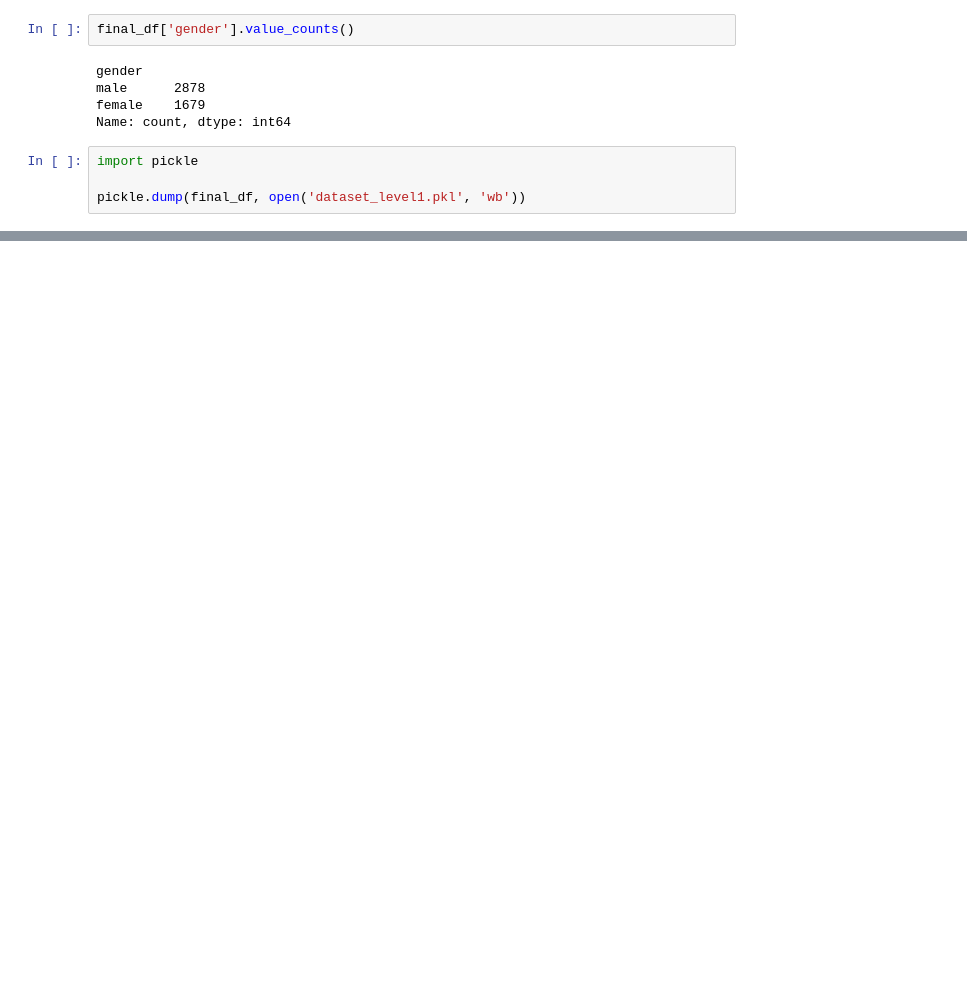
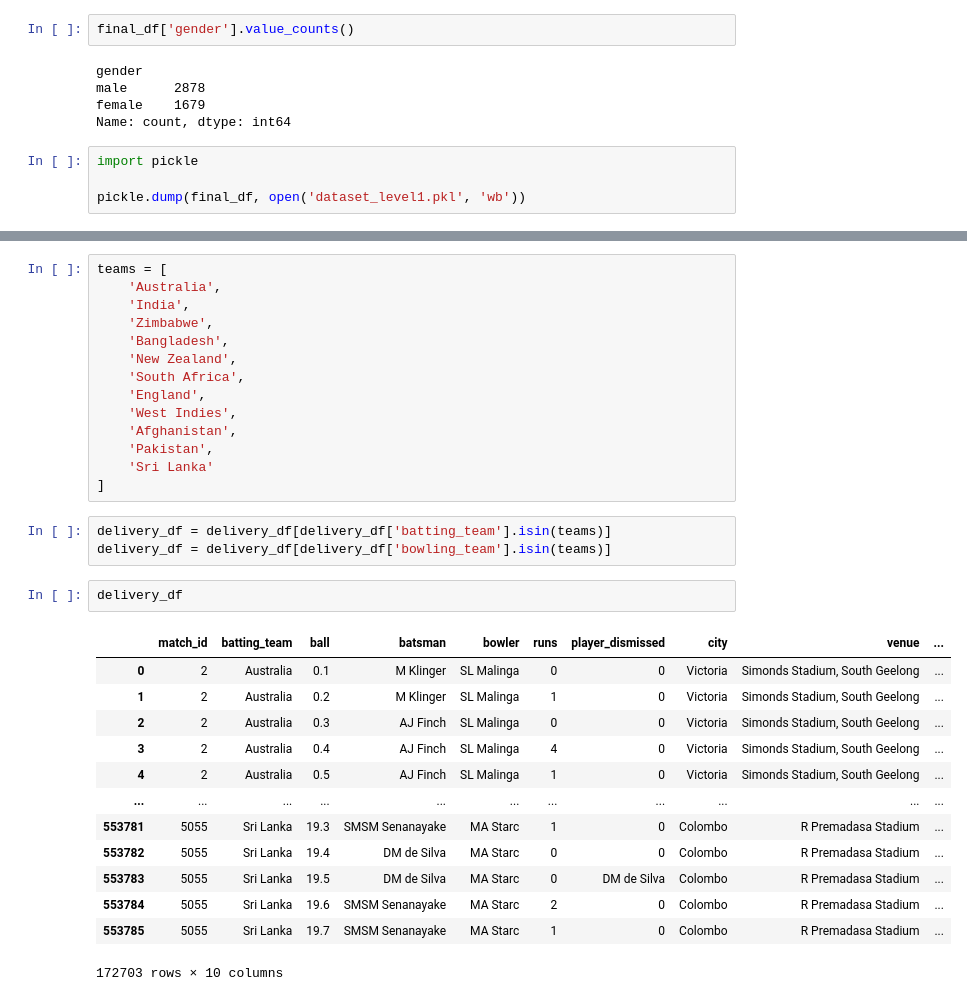
Before and after one commit to SanjaraT/WorldCup-Score-Predictor-ML-Model, a Jupyter notebook: ml_model.ipynb, the cells around one changed output, grey strips where cells are left out. Cells and saved outputs as stored; diff of their text form; blank space fills up the shorter version.

```diff
--- a/ml_model.ipynb
+++ b/ml_model.ipynb
@@ -243,0 +308,33 @@ Shape: (553786, 17)
+# %%
+teams = [
+    'Australia',
+    'India',
+    'Zimbabwe',
+    'Bangladesh',
+    'New Zealand',
+    'South Africa',
+    'England',
+    'West Indies',
+    'Afghanistan',
+    'Pakistan',
+    'Sri Lanka'
+]
+# %%
+delivery_df = delivery_df[delivery_df['batting_team'].isin(teams)]
+delivery_df = delivery_df[delivery_df['bowling_team'].isin(teams)]
+# %%
+delivery_df
+# %% [output]
+|  | match_id | batting_team | ball | batsman | bowler | runs | player_dismissed | city | venue | ... |
+| 0 | 2 | Australia | 0.1 | M Klinger | SL Malinga | 0 | 0 | Victoria | Simonds Stadium, South Geelong | ... |
+| 1 | 2 | Australia | 0.2 | M Klinger | SL Malinga | 1 | 0 | Victoria | Simonds Stadium, South Geelong | ... |
+| 2 | 2 | Australia | 0.3 | AJ Finch | SL Malinga | 0 | 0 | Victoria | Simonds Stadium, South Geelong | ... |
+| 3 | 2 | Australia | 0.4 | AJ Finch | SL Malinga | 4 | 0 | Victoria | Simonds Stadium, South Geelong | ... |
+| 4 | 2 | Australia | 0.5 | AJ Finch | SL Malinga | 1 | 0 | Victoria | Simonds Stadium, South Geelong | ... |
+| ... | ... | ... | ... | ... | ... | ... | ... | ... | ... | ... |
+| 553781 | 5055 | Sri Lanka | 19.3 | SMSM Senanayake | MA Starc | 1 | 0 | Colombo | R Premadasa Stadium | ... |
+| 553782 | 5055 | Sri Lanka | 19.4 | DM de Silva | MA Starc | 0 | 0 | Colombo | R Premadasa Stadium | ... |
+| 553783 | 5055 | Sri Lanka | 19.5 | DM de Silva | MA Starc | 0 | DM de Silva | Colombo | R Premadasa Stadium | ... |
+| 553784 | 5055 | Sri Lanka | 19.6 | SMSM Senanayake | MA Starc | 2 | 0 | Colombo | R Premadasa Stadium | ... |
+| 553785 | 5055 | Sri Lanka | 19.7 | SMSM Senanayake | MA Starc | 1 | 0 | Colombo | R Premadasa Stadium | ... |
+172703 rows × 10 columns
```
Also changed, not shown: parts of 10 cells of this notebook.
